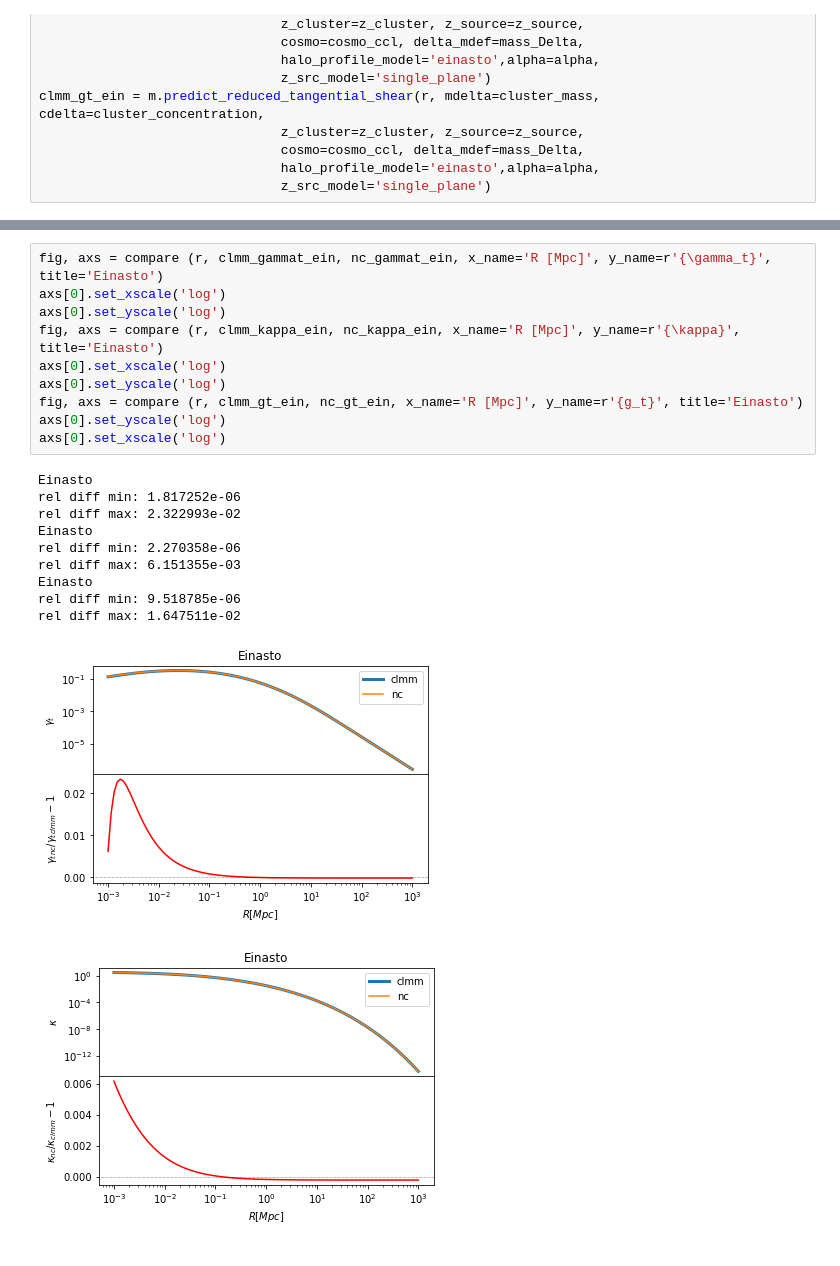
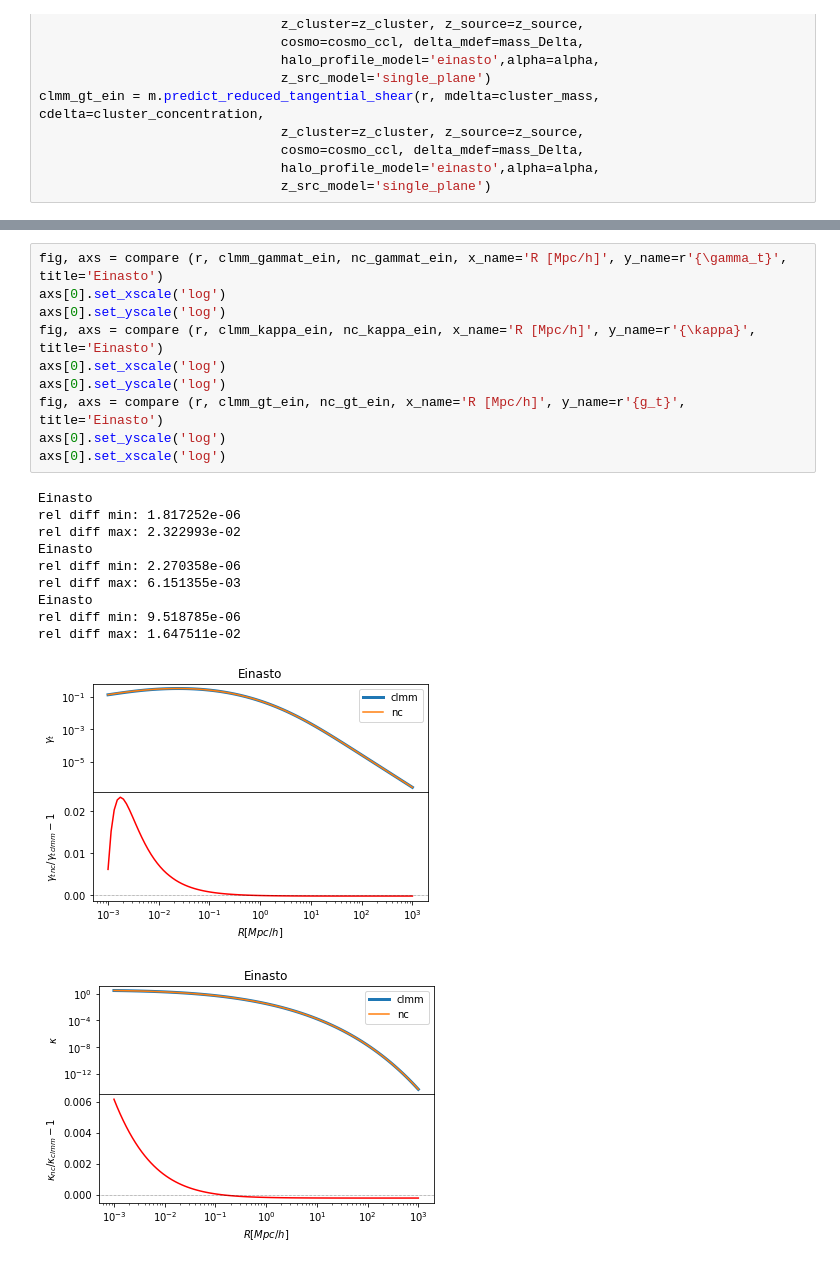
Before and after one commit to tguillemLSST/CLMM, a Jupyter notebook: examples/clmm_numcosmo_einasto.ipynb, the cells around one changed output, grey strips where cells are left out. Drawn from its saved outputs; the diff is of its cells as text.

```diff
--- a/examples/clmm_numcosmo_einasto.ipynb
+++ b/examples/clmm_numcosmo_einasto.ipynb
@@ -215,22 +251,22 @@ rel diff max: 1.369939e-07
 # %%
-fig, axs = compare (r, clmm_gammat_ein, nc_gammat_ein, x_name='R [Mpc]', y_name=r'{\gamma_t}', title='Einasto')
+fig, axs = compare (r, clmm_gammat_ein, nc_gammat_ein, x_name='R [Mpc/h]', y_name=r'{\gamma_t}', title='Einasto')
 axs[0].set_xscale('log')
 axs[0].set_yscale('log')
-fig, axs = compare (r, clmm_kappa_ein, nc_kappa_ein, x_name='R [Mpc]', y_name=r'{\kappa}', title='Einasto')
+fig, axs = compare (r, clmm_kappa_ein, nc_kappa_ein, x_name='R [Mpc/h]', y_name=r'{\kappa}', title='Einasto')
 axs[0].set_xscale('log')
 axs[0].set_yscale('log')
-fig, axs = compare (r, clmm_gt_ein, nc_gt_ein, x_name='R [Mpc]', y_name=r'{g_t}', title='Einasto')
+fig, axs = compare (r, clmm_gt_ein, nc_gt_ein, x_name='R [Mpc/h]', y_name=r'{g_t}', title='Einasto')
 axs[0].set_yscale('log')
 axs[0].set_xscale('log')
 # %% [output]
 Einasto
 rel diff min: 1.817252e-06
 rel diff max: 2.322993e-02
 Einasto
 rel diff min: 2.270358e-06
 rel diff max: 6.151355e-03
 Einasto
 rel diff min: 9.518785e-06
 rel diff max: 1.647511e-02
-[figure, old version]
+[figure, new version]
-[figure, old version]
+[figure, new version]
```
Also changed, not shown: parts of 11 cells of this notebook.
